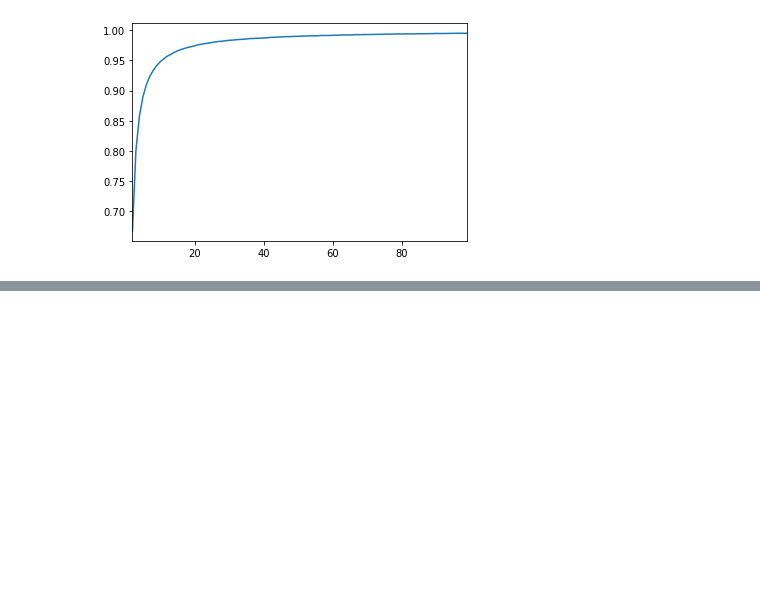
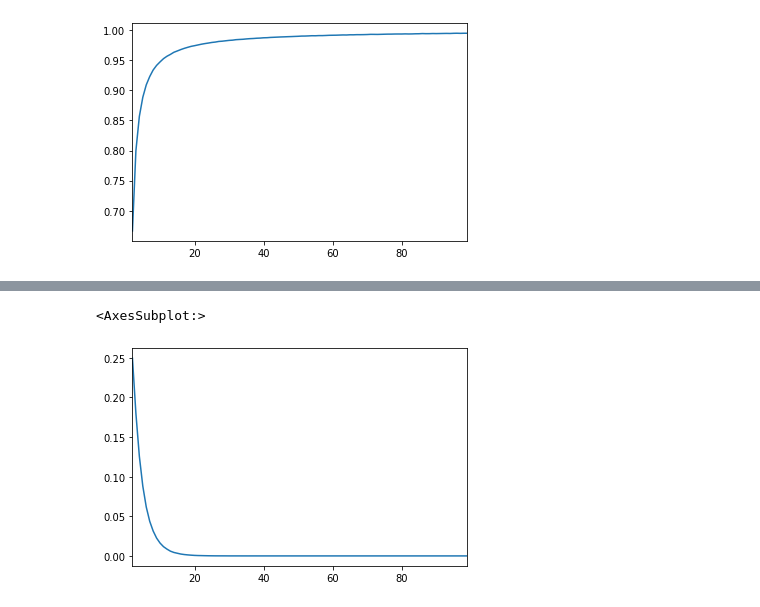
Before and after one commit to miloiturra/data_visualizations, a Jupyter notebook: notebooks/categorical_distance.ipynb, the cells around one changed output, grey strips where cells are left out. Cells and saved outputs as stored; diff of their text form; code cells hidden in the pictures; blank space fills up the shorter version.

```diff
--- a/notebooks/categorical_distance.ipynb
+++ b/notebooks/categorical_distance.ipynb
@@ -52,0 +88,20 @@ mean_series.plot()
+# %%
+def normalization(card):
+    return 1/sigmoid(card, exponent, middle_x, amplitude, shift)
+
+def calc_norm_tv(p1, p2):
+    return normalization(p1.shape[1]) * abs(p1 - p2).sum(axis=1)
+# %%
+card_range = np.arange(2, 100, dtype=int)
+samples = 1_000_000
+thresh = 1.5
+
+prob_series = pd.Series({card: estimate_prob(card, thresh, calc_norm_tv) for card in card_range},
+                        name=f'prob(tv > {thresh})')
+mean_series = pd.Series({card: estimate_mean(card, calc_norm_tv) for card in card_range},
+                        name='E(tv)')
+# %%
+prob_series.plot()
+# %% [output]
+<AxesSubplot:>
+[figure, added]
```
Also changed, not shown: parts of 12 cells of this notebook, 3 other files.
